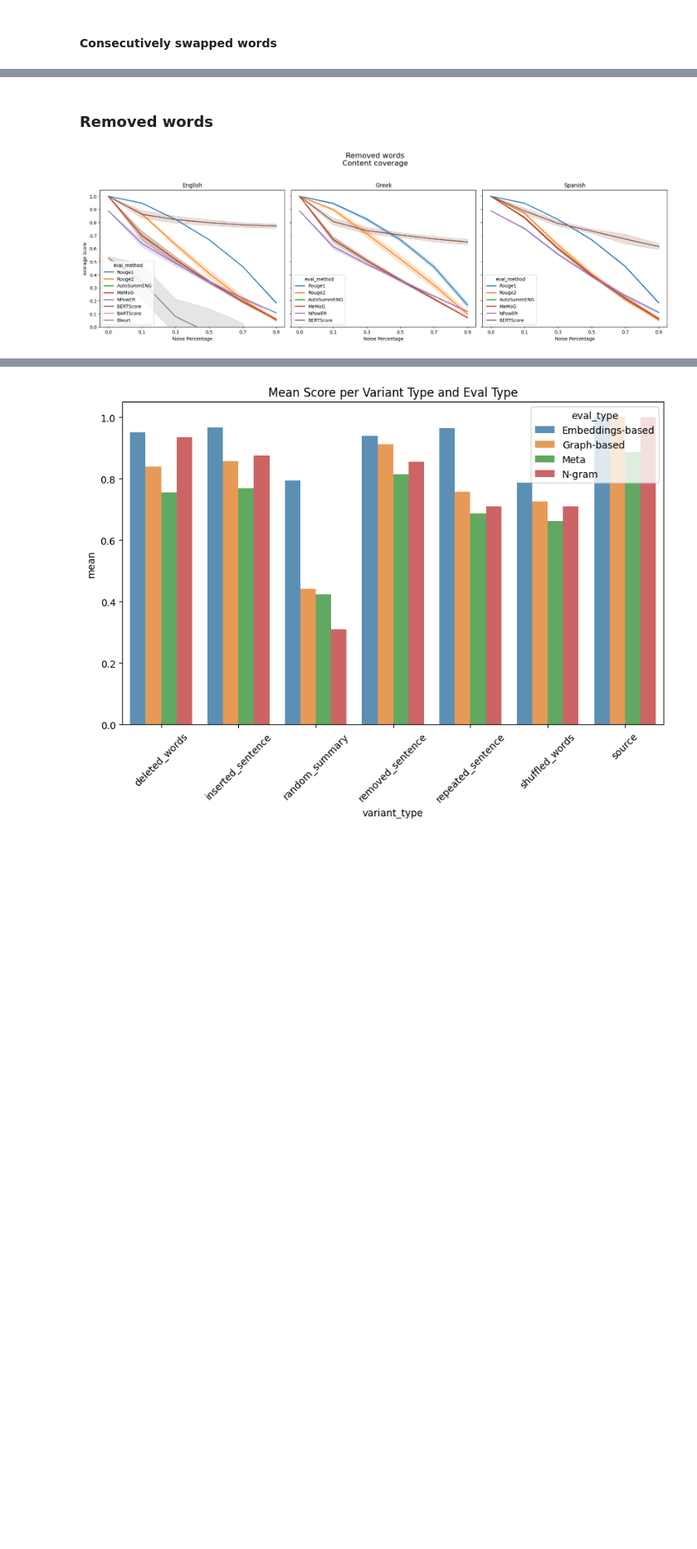
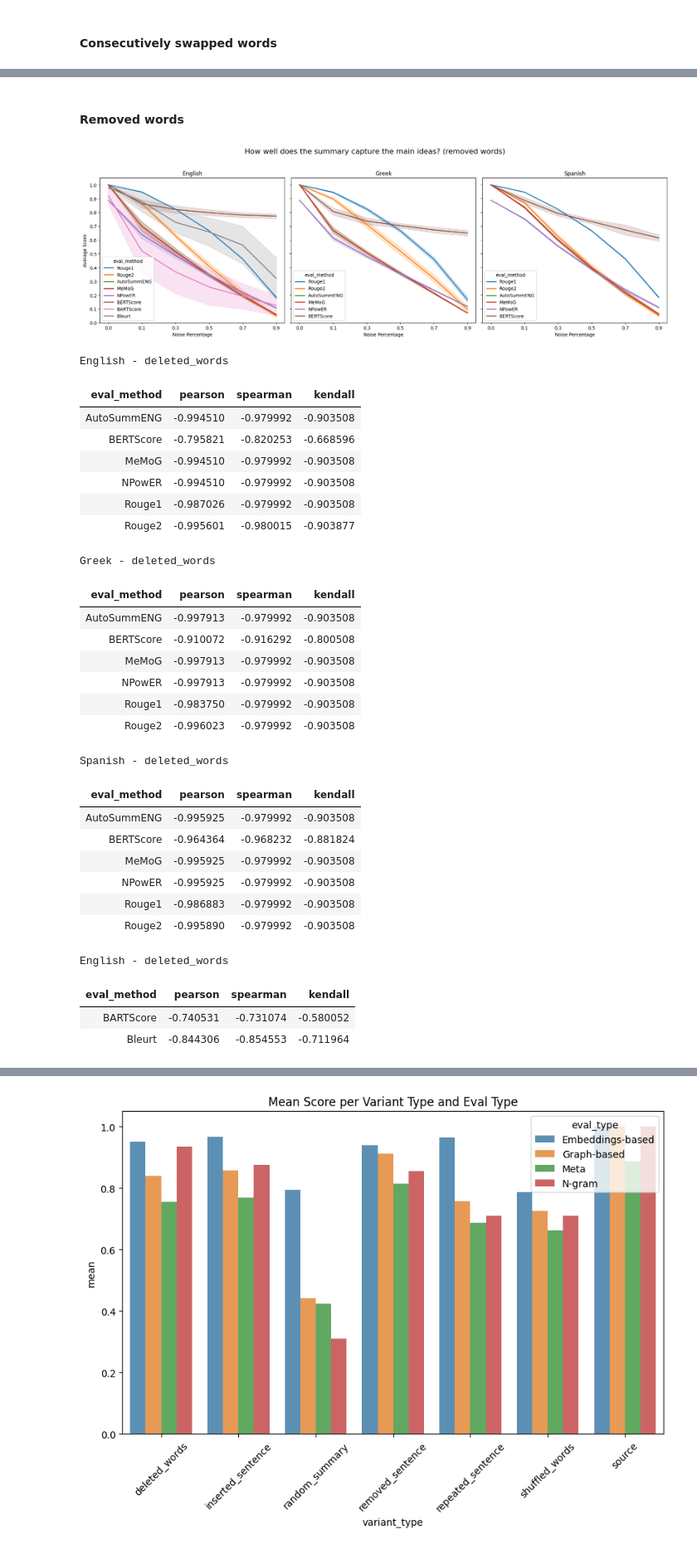
Before and after one commit to stefsyrsiri/financial-summarization-meta-evaluation, a Jupyter notebook: analysis.ipynb, the cells around one changed output, grey strips where cells are left out. Shown at 83% size. Cells and saved outputs as stored; diff of their text form; code cells hidden in the pictures; blank space fills up the shorter version.

```diff
--- a/analysis.ipynb
+++ b/analysis.ipynb
@@ -573,30 +636,37 @@ plt.show()
 # %% [markdown]
-### Removed words
+#### Removed words
-# %%
-fig, axes = plt.subplots(1, 3, figsize=(18, 6), sharey=True)
-
-for ax, df, lang in zip(axes, dfs, languages):
-
-    sns.lineplot(
-        data=df[(df['variant_type'] == 'deleted_words') | (df['variant_type'] == 'source')],
-        x='noise_percentage',
-        y='score',
-        hue='eval_method',
-        linewidth=2,
-        estimator=np.mean,
-        errorbar='sd',
-        ax=ax
-    )
-
-    ax.set_title(f'{lang}')
-    ax.set_xlabel('Noise Percentage')
-    ax.set_ylabel('Average Score' if lang == 'English' else '')  # Only left plot shows y label
-    ax.set_ylim(0, 1.05)
-    ax.set_yticks(np.arange(0.0, 1.1, step=0.1))
-
-fig.suptitle('Removed words\nContent coverage', fontsize=16)
-plt.tight_layout(rect=[0, 0, 1, 0.95])
-plt.show()
-# %% [output]
-[figure, removed]
+# %%
+plot_scores(dfs=dfs, title='How well does the summary capture the main ideas? (removed words)', noise_variant='deleted_words')
+t_corr_all(df=final_corr, noise_variant='deleted_words')
+t_corr(df=final_corr, noise_variant='deleted_words', lang='English', lang_specific=True)
+# %% [output]
+[figure, added]
+English - deleted_words
+| eval_method | pearson | spearman | kendall |
+| AutoSummENG | -0.994510 | -0.979992 | -0.903508 |
+| BERTScore | -0.795821 | -0.820253 | -0.668596 |
+| MeMoG | -0.994510 | -0.979992 | -0.903508 |
+| NPowER | -0.994510 | -0.979992 | -0.903508 |
+| Rouge1 | -0.987026 | -0.979992 | -0.903508 |
+| Rouge2 | -0.995601 | -0.980015 | -0.903877 |
+Greek - deleted_words
+| eval_method | pearson | spearman | kendall |
+| AutoSummENG | -0.997913 | -0.979992 | -0.903508 |
+| BERTScore | -0.910072 | -0.916292 | -0.800508 |
+| MeMoG | -0.997913 | -0.979992 | -0.903508 |
+| NPowER | -0.997913 | -0.979992 | -0.903508 |
+| Rouge1 | -0.983750 | -0.979992 | -0.903508 |
+| Rouge2 | -0.996023 | -0.979992 | -0.903508 |
+Spanish - deleted_words
+| eval_method | pearson | spearman | kendall |
+| AutoSummENG | -0.995925 | -0.979992 | -0.903508 |
+| BERTScore | -0.964364 | -0.968232 | -0.881824 |
+| MeMoG | -0.995925 | -0.979992 | -0.903508 |
+| NPowER | -0.995925 | -0.979992 | -0.903508 |
+| Rouge1 | -0.986883 | -0.979992 | -0.903508 |
+| Rouge2 | -0.995890 | -0.979992 | -0.903508 |
+English - deleted_words
+| eval_method | pearson | spearman | kendall |
+| BARTScore | -0.740531 | -0.731074 | -0.580052 |
+| Bleurt | -0.844306 | -0.854553 | -0.711964 |
 # %% [markdown]
```
Also changed, not shown: parts of 40 cells of this notebook.
